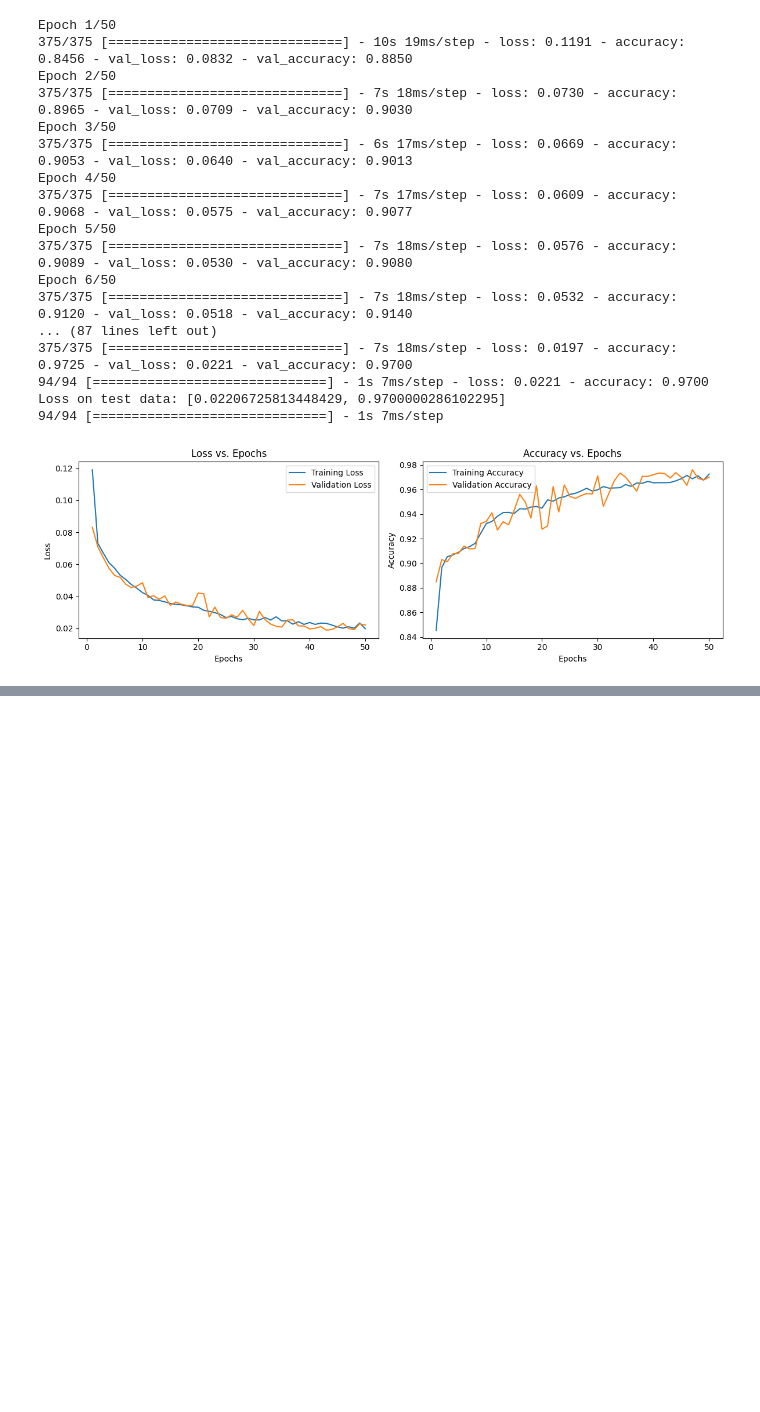
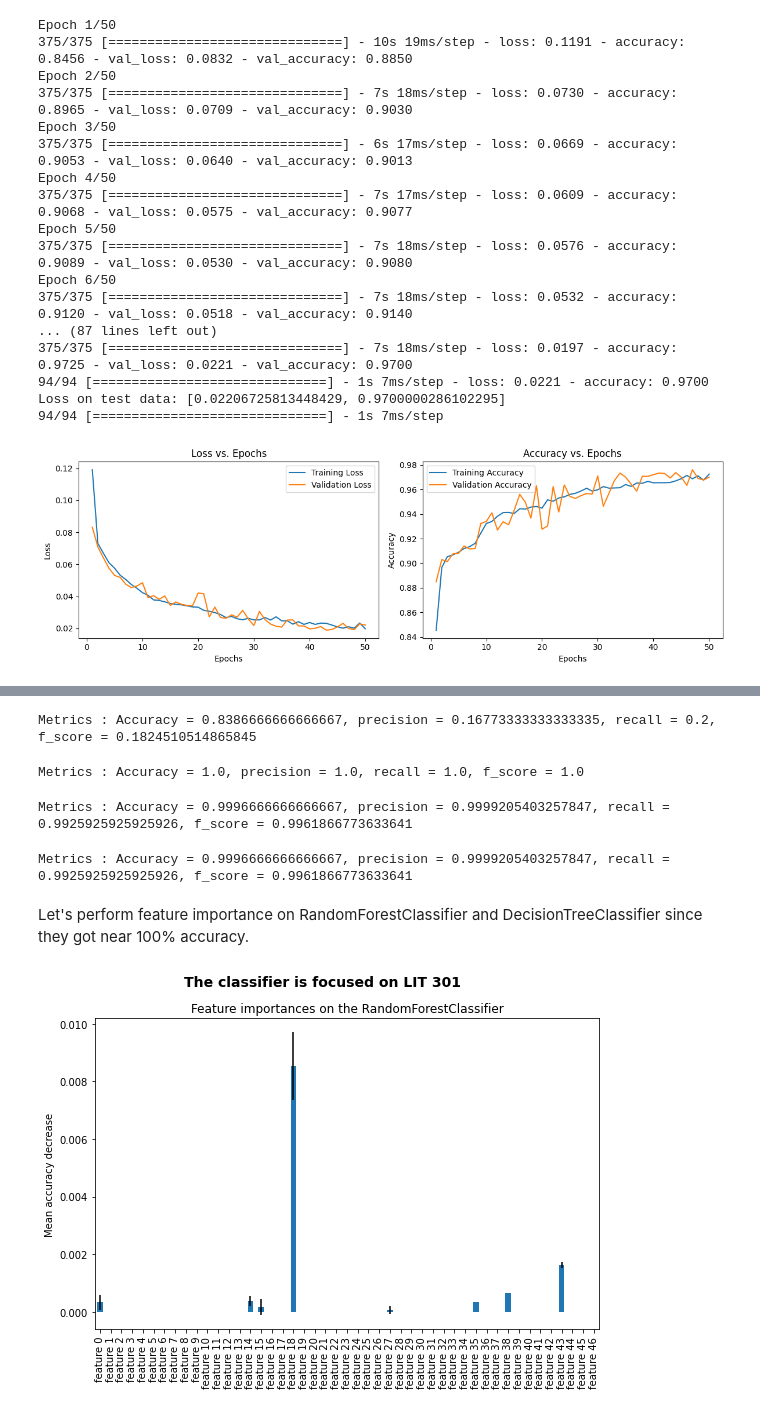
Before and after one commit to Josephine19-stack/secu_secu_secu, a Jupyter notebook: notebook.ipynb, the cells around one changed output, grey strips where cells are left out. Cells and saved outputs as stored; diff of their text form; code cells hidden in the pictures; blank space fills up the shorter version.

```diff
--- a/notebook.ipynb
+++ b/notebook.ipynb
@@ -258,0 +300,9 @@ plt.show()
+# %%
+df_numerical["Attack_Switch_ON"] = df_numerical["Attack_Switch_ON"].map({0: 0, 1: 2})
+df_numerical["Attack_Switch_close"] = df_numerical["Attack_Switch_close"].map({0: 0, 1: 3})
+df_numerical["Attack_Switch_off"] = df_numerical["Attack_Switch_off"].map({0: 0, 1: 4})
+# %%
+def get_label(row):
+  return max(row["Attack_Spoofing"],row["Attack_Switch_ON"], row["Attack_Switch_close"], row["Attack_Switch_off"])
+
+df_numerical["Label"] = df_numerical.apply(get_label, axis=1)
@@ -258,0 +349,27 @@ plt.show()
+# %%
+mlp_clf = MLPClassifier(random_state=42, early_stopping=True).fit(X_train, y_train)
+rf_clf = RandomForestClassifier(random_state=42).fit(X_train, y_train)
+dtc_clf = DecisionTreeClassifier(random_state=42).fit(X_train, y_train)
+gb_clf = GradientBoostingClassifier(random_state=42).fit(X_train, y_train)
+# %%
+get_metrics(mlp_clf)
+# %% [output]
+Metrics : Accuracy = 0.8386666666666667, precision = 0.16773333333333335, recall = 0.2, f_score = 0.1824510514865845
+# %%
+get_metrics(rf_clf)
+# %% [output]
+Metrics : Accuracy = 1.0, precision = 1.0, recall = 1.0, f_score = 1.0
+# %%
+get_metrics(dtc_clf)
+# %% [output]
+Metrics : Accuracy = 0.9996666666666667, precision = 0.9999205403257847, recall = 0.9925925925925926, f_score = 0.9961866773633641
+# %%
+get_metrics(gb_clf)
+# %% [output]
+Metrics : Accuracy = 0.9996666666666667, precision = 0.9999205403257847, recall = 0.9925925925925926, f_score = 0.9961866773633641
+# %% [markdown]
+Let's perform feature importance on RandomForestClassifier and DecisionTreeClassifier since they got near 100% accuracy.
+# %%
+get_feature_importance(rf_clf)
+# %% [output]
+[figure, added]
```
Also changed, not shown: parts of 12 cells of this notebook.
